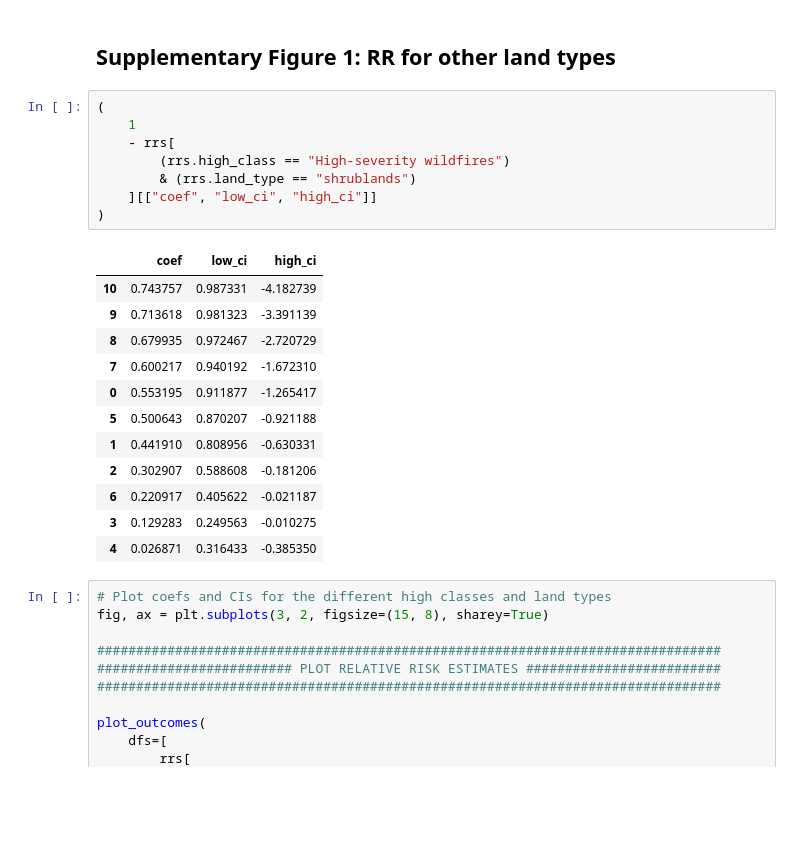
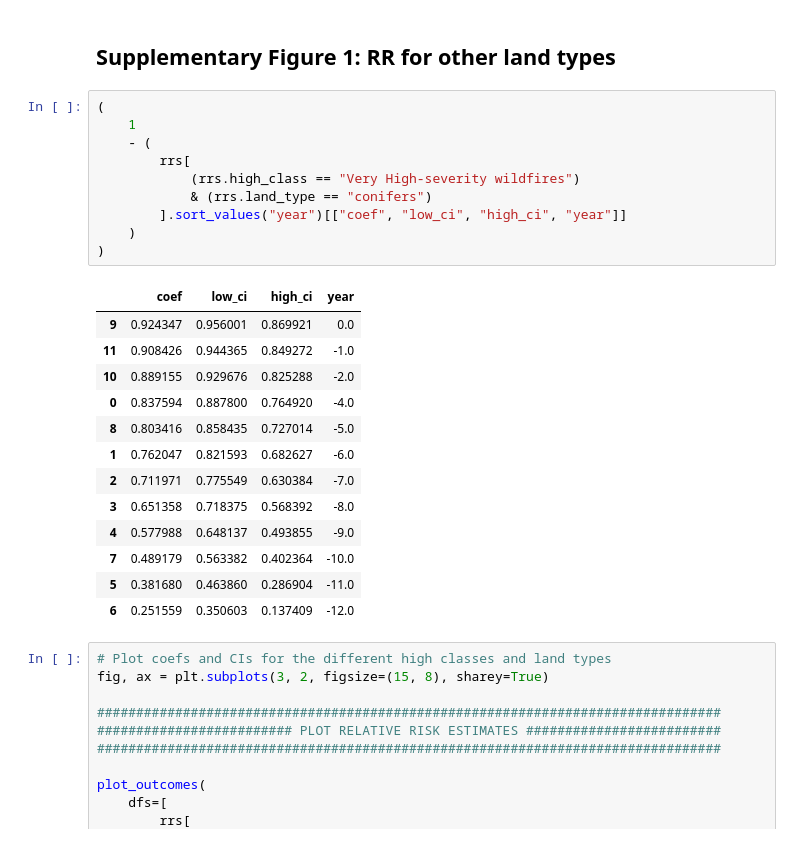
Before and after one commit to echolab-stanford/prescribed_fires, a Jupyter notebook: analysis/results_figures_replication.ipynb, the cells around one changed output. Drawn from its saved outputs; the diff is of its cells as text; blank space fills up the shorter version.

```diff
--- a/analysis/results_figures_replication.ipynb
+++ b/analysis/results_figures_replication.ipynb
@@ -906,24 +929,27 @@ plt.savefig(
 # %%
 (
     1
-    - rrs[
-        (rrs.high_class == "High-severity wildfires")
-        & (rrs.land_type == "shrublands")
-    ][["coef", "low_ci", "high_ci"]]
+    - (
+        rrs[
+            (rrs.high_class == "Very High-severity wildfires")
+            & (rrs.land_type == "conifers")
+        ].sort_values("year")[["coef", "low_ci", "high_ci", "year"]]
+    )
 )
 # %% [output]
-|  | coef | low_ci | high_ci |
-| 10 | 0.743757 | 0.987331 | -4.182739 |
-| 9 | 0.713618 | 0.981323 | -3.391139 |
-| 8 | 0.679935 | 0.972467 | -2.720729 |
-| 7 | 0.600217 | 0.940192 | -1.672310 |
-| 0 | 0.553195 | 0.911877 | -1.265417 |
-| 5 | 0.500643 | 0.870207 | -0.921188 |
-| 1 | 0.441910 | 0.808956 | -0.630331 |
-| 2 | 0.302907 | 0.588608 | -0.181206 |
-| 6 | 0.220917 | 0.405622 | -0.021187 |
-| 3 | 0.129283 | 0.249563 | -0.010275 |
-| 4 | 0.026871 | 0.316433 | -0.385350 |
+|  | coef | low_ci | high_ci | year |
+| 9 | 0.924347 | 0.956001 | 0.869921 | 0.0 |
+| 11 | 0.908426 | 0.944365 | 0.849272 | -1.0 |
+| 10 | 0.889155 | 0.929676 | 0.825288 | -2.0 |
+| 0 | 0.837594 | 0.887800 | 0.764920 | -4.0 |
+| 8 | 0.803416 | 0.858435 | 0.727014 | -5.0 |
+| 1 | 0.762047 | 0.821593 | 0.682627 | -6.0 |
+| 2 | 0.711971 | 0.775549 | 0.630384 | -7.0 |
+| 3 | 0.651358 | 0.718375 | 0.568392 | -8.0 |
+| 4 | 0.577988 | 0.648137 | 0.493855 | -9.0 |
+| 7 | 0.489179 | 0.563382 | 0.402364 | -10.0 |
+| 5 | 0.381680 | 0.463860 | 0.286904 | -11.0 |
+| 6 | 0.251559 | 0.350603 | 0.137409 | -12.0 |
 # %%
 # Plot coefs and CIs for the different high classes and land types
 fig, ax = plt.subplots(3, 2, figsize=(15, 8), sharey=True)
```
Also changed, not shown: parts of 9 cells of this notebook, 7 other files.
